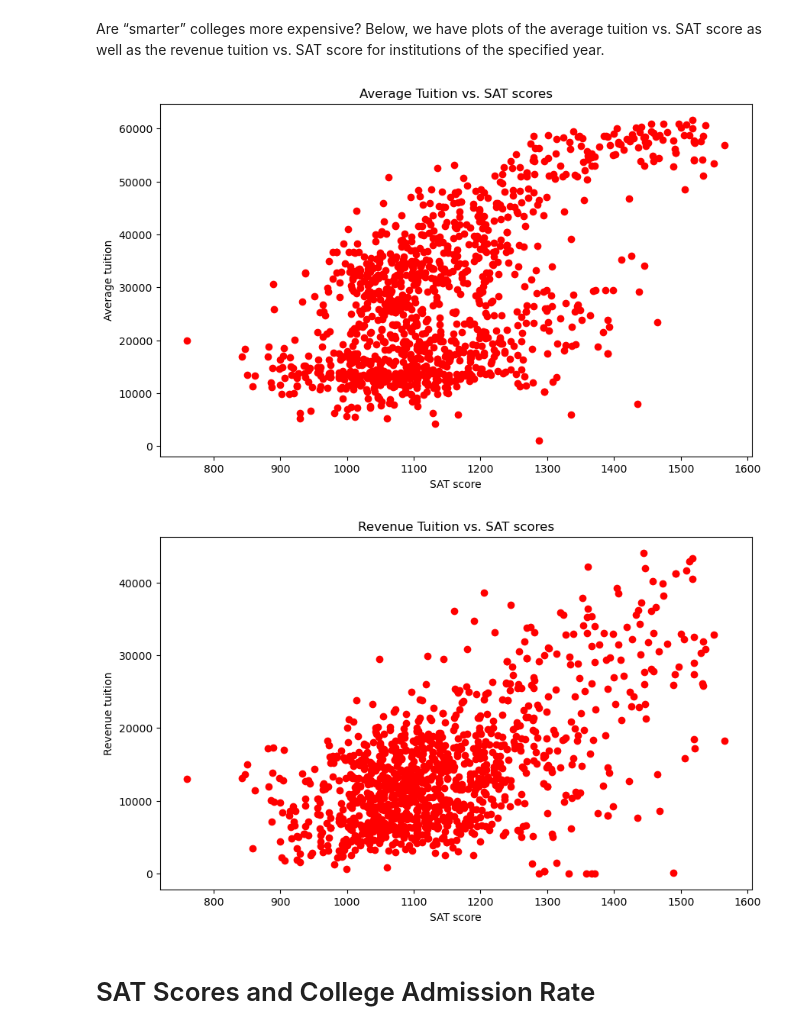
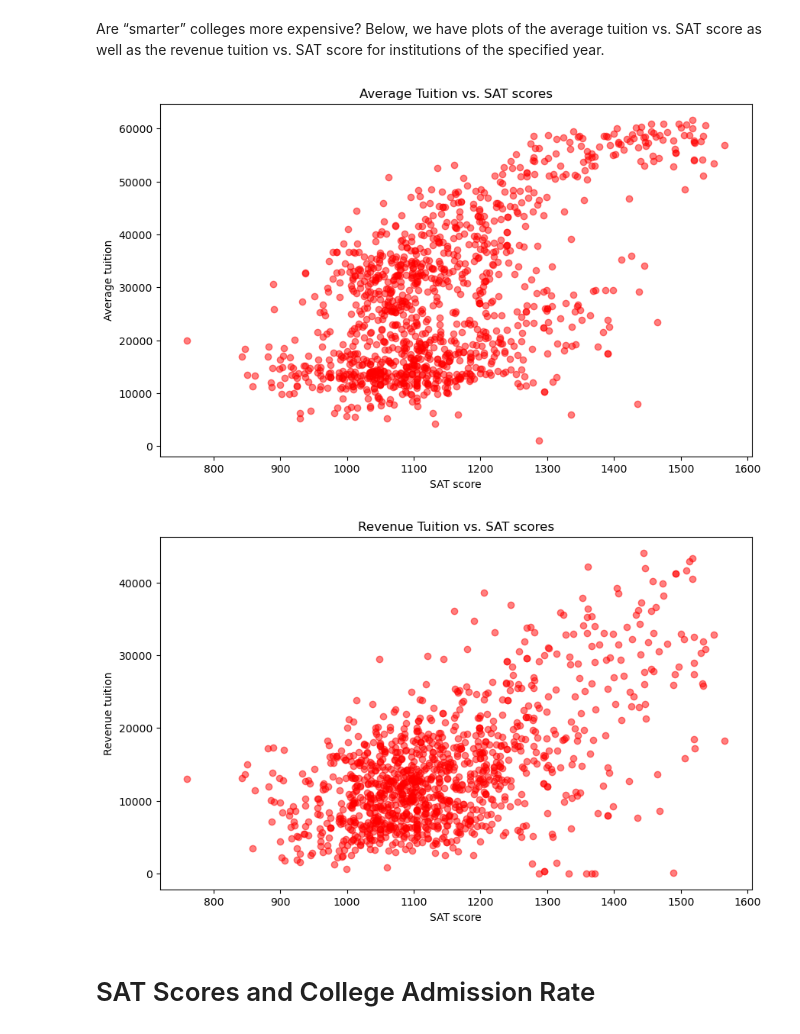
Before and after one commit to sophiagzf/teamHoward, a Jupyter notebook: create_report.ipynb, the cells around one changed output. Drawn from its saved outputs; the diff is of its cells as text; code cells hidden in the pictures.

Commit message:
Changed alpha=0.5 for scatterplots

```diff
--- a/create_report.ipynb
+++ b/create_report.ipynb
@@ -166,22 +166,22 @@ plt.show()
 Are “smarter” colleges more expensive? Below, we have plots of the average tuition vs. SAT score as well as the revenue tuition vs. SAT score for institutions of the specified year.
 # %%
 plt.figure(figsize=(10, 6))
-plt.scatter(df['sat_avg'], df['avg_tuition'], color='red')
+plt.scatter(df['sat_avg'], df['avg_tuition'], color='red', alpha = 0.5)
 plt.title('Average Tuition vs. SAT scores')
 plt.xlabel('SAT score')
 plt.ylabel('Average tuition')
 plt.show()
 # %% [output]
-[figure, old version]
+[figure, new version]
 # %%
 plt.figure(figsize=(10, 6))
-plt.scatter(df['sat_avg'], df['revenue_tuit'], color='red')
+plt.scatter(df['sat_avg'], df['revenue_tuit'], color='red', alpha = 0.5)
 plt.title('Revenue Tuition vs. SAT scores')
 plt.xlabel('SAT score')
 plt.ylabel('Revenue tuition')
 plt.show()
 # %% [output]
-[figure, old version]
+[figure, new version]
 # %% [markdown]
 # SAT Scores and College Admission Rate
 # %% [markdown]
```
Also changed, not shown: parts of 2 cells of this notebook.
